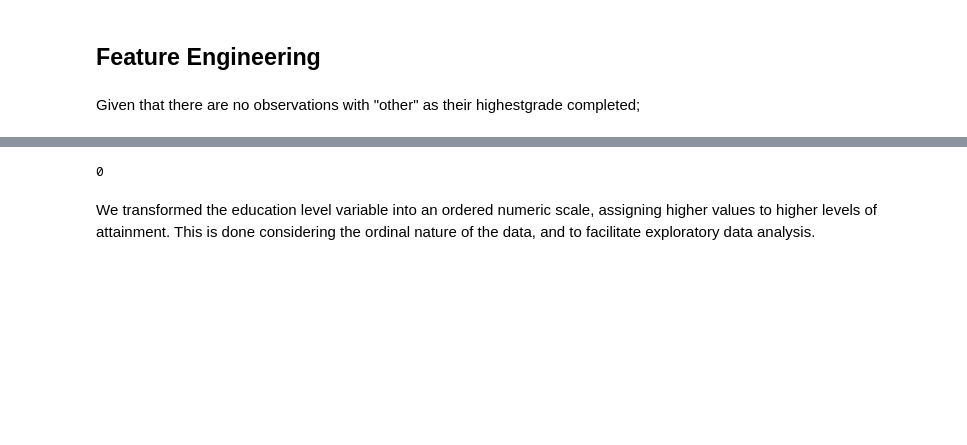
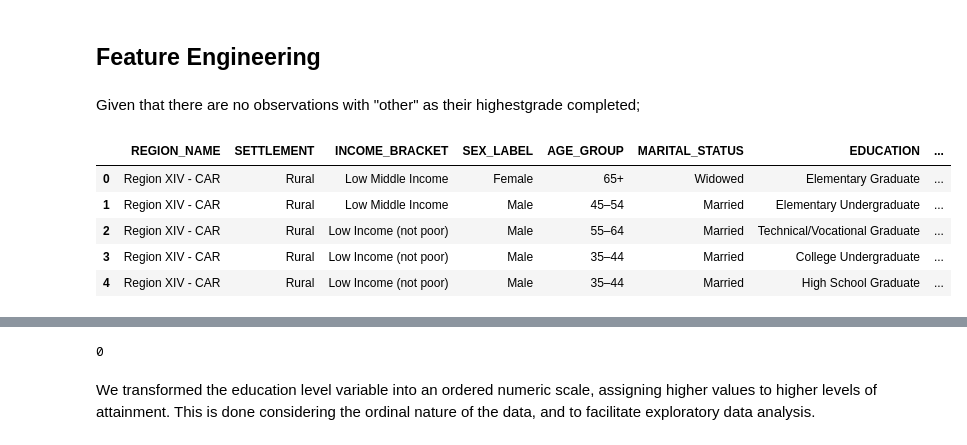
Before and after one commit to hyunjeit/CSMODEL_Phase-2, a Jupyter notebook: CSMODEL_Group6_MP1.ipynb, the cells around one changed output, grey strips where cells are left out. Drawn from its saved outputs; the diff is of its cells as text; code cells hidden in the pictures; blank space fills up the shorter version.

```diff
--- a/CSMODEL_Group6_MP1.ipynb
+++ b/CSMODEL_Group6_MP1.ipynb
@@ -541,7 +531,7 @@ fies_df['MS'] = fies_df['MS'].map({1: 'Single', 2: 'Married', 3: 'Widowed', 4: '
 # %%
 fies_df['JOB'] = fies_df['JOB'].map({1: 'With Job/Business', 2: 'No Job/Business'})
 # %%
-fies_df['SPOUSE_EMP'] = fies_df['SPOUSE_EMP'].map({1: 'Yes', 2: 'No', 3: 'Not Applicable'})
+fies_df['SPOUSE_EMP'] = fies_df['SPOUSE_EMP'].map({1: 'Spouse Employed', 2: 'Spouse Not Employed', 3: 'Not Applicable'})
 # %%
 fies_df['HGC'] = fies_df['HGC'].apply(
     lambda hgc: (
@@ -740,3 +730,101 @@ Overall, outliers were detected but none were dropped since they were all deemed
 ## Feature Engineering
 # %% [markdown]
 Given that there are no observations with "other" as their highestgrade completed;
+# %%
+# Copy to avoid modifying original
+df = fies_df.copy()
+
+# 1. REGION (Based on your Excel mapping)
+region_map = {
+    1:  "Region I - Ilocos Region",
+    2:  "Region II - Cagayan Valley",
+    3:  "Region III - Central Luzon",
+    41: "Region IVa - Calabarzon",
+    42: "Region IVb - Mimaropa",
+    5:  "Region V - Bicol Region",
+    6:  "Region VI - Western Visayas",
+    7:  "Region VII - Central Visayas",
+    8:  "Region VIII - Eastern Visayas",
+    9:  "Region IX - Western Mindanao",
+    10: "Region X - Northern Mindanao",
+    11: "Region XI - Southern Mindanao",
+    12: "Region XII - Central Mindanao",
+    13: "Region XIII - NCR",
+    14: "Region XIV - CAR",
+    15: "Region XV - ARMM",
+    16: "Region XVI - CARAGA"
+}
+df["REGION_NAME"] = df["W_REGN"].map(region_map).fillna("Other").astype("category")
+
+# 2. SETTLEMENT TYPE
+df["SETTLEMENT"] = df["URB"].map({1: "Urban", 2: "Rural"}).astype("category")
+
+# 3. SEX
+df["SEX_LABEL"] = df["SEX"]
+
+# 4. MARITAL STATUS
+df["MARITAL_STATUS"] = df["MS"]
+
+# 5. AGE GROUP (custom binning)
+age_bins = [15, 24, 34, 44, 54, 64, float('inf')]
+age_labels = ['15–24', '25–34', '35–44', '45–54', '55–64', '65+']
+df["AGE_GROUP"] = pd.cut(df["AGE"], bins=age_bins, labels=age_labels, right=True).astype("category")
+
+# 6. EDUCATION (HGC)
+df["EDUCATION"] = df["HGC"]
+
+# 7. INCOME BRACKET (PIDS definition, monthly × 12 = annual)
+df["INCOME_BRACKET"] = df["TOINC"].apply(lambda inc: (
+    "Poor"                        if inc <= 12_030 * 12 else
+    "Low Income (not poor)"      if 12_030 * 12 < inc <= 24_060 * 12 else
+    "Low Middle Income"          if 24_060 * 12 < inc <= 48_120 * 12 else
+    "Middle Middle Class"        if 48_120 * 12 < inc <= 84_210 * 12 else
+    "Upper Middle Income"        if 84_210 * 12 < inc <= 144_360 * 12 else
+    "Upper Income (not rich)"    if 144_360 * 12 < inc <= 240_600 * 12 else
+    "Rich"
+)).astype("category")
+
+# 8. HOUSEHOLD SIZE
+df["HOUSEHOLD_SIZE"] = df["MEMBERS"].apply(lambda m: (
+    "Small Household"    if m <= 3 else
+    "Medium Household"  if 4 <= m <= 6 else
+    "Large Household"
+)).astype("category")
+
+# 9. PAID WORKER SIZE (EMPLOYED_PAY)
+df["PAID_WORKER_SIZE"] = df["EMPLOYED_PAY"].apply(lambda x: (
+    "No Paid Workers"          if x == 0 else
+    "Small No. Paid Workers"   if x <= 3 else
+    "Medium No. Paid Workers"  if 4 <= x <= 6 else
+    "Large No. Paid Workers"
+)).astype("category")
+
+# 10. PROFESSIONAL EMPLOYMENT FLAG
+df["PROFIT_WORKER_SIZE"] = df["EMPLOYED_PROF"].apply(lambda x: (
+    "No Profit Workers"          if x == 0 else
+    "Small No. Profit Workers"   if x <= 3 else
+    "Medium No. Profit Workers"  if 4 <= x <= 6 else
+    "Large No. Profit Workers"
+)).astype("category")
+
+
+# 11. SPOUSE EMPLOYED
+df["SPOUSE_EMPLOYED"] = df["SPOUSE_EMP"]
+
+# Final selected engineered features
+engineered_cols = [
+    "REGION_NAME", "SETTLEMENT", "INCOME_BRACKET", "SEX_LABEL",
+    "AGE_GROUP", "MARITAL_STATUS", "EDUCATION", "HOUSEHOLD_SIZE",
+    "PAID_WORKER_SIZE", "PROFIT_WORKER_SIZE", "SPOUSE_EMPLOYED"
+]
+
+fies_fe = df[engineered_cols]
+
+fies_fe.head()
+# %% [output]
+|  | REGION_NAME | SETTLEMENT | INCOME_BRACKET | SEX_LABEL | AGE_GROUP | MARITAL_STATUS | EDUCATION | ... |
+| 0 | Region XIV - CAR | Rural | Low Middle Income | Female | 65+ | Widowed | Elementary Graduate | ... |
+| 1 | Region XIV - CAR | Rural | Low Middle Income | Male | 45–54 | Married | Elementary Undergraduate | ... |
+| 2 | Region XIV - CAR | Rural | Low Income (not poor) | Male | 55–64 | Married | Technical/Vocational Graduate | ... |
+| 3 | Region XIV - CAR | Rural | Low Income (not poor) | Male | 35–44 | Married | College Undergraduate | ... |
+| 4 | Region XIV - CAR | Rural | Low Income (not poor) | Male | 35–44 | Married | High School Graduate | ... |
```
Also changed, not shown: parts of 6 cells of this notebook.
